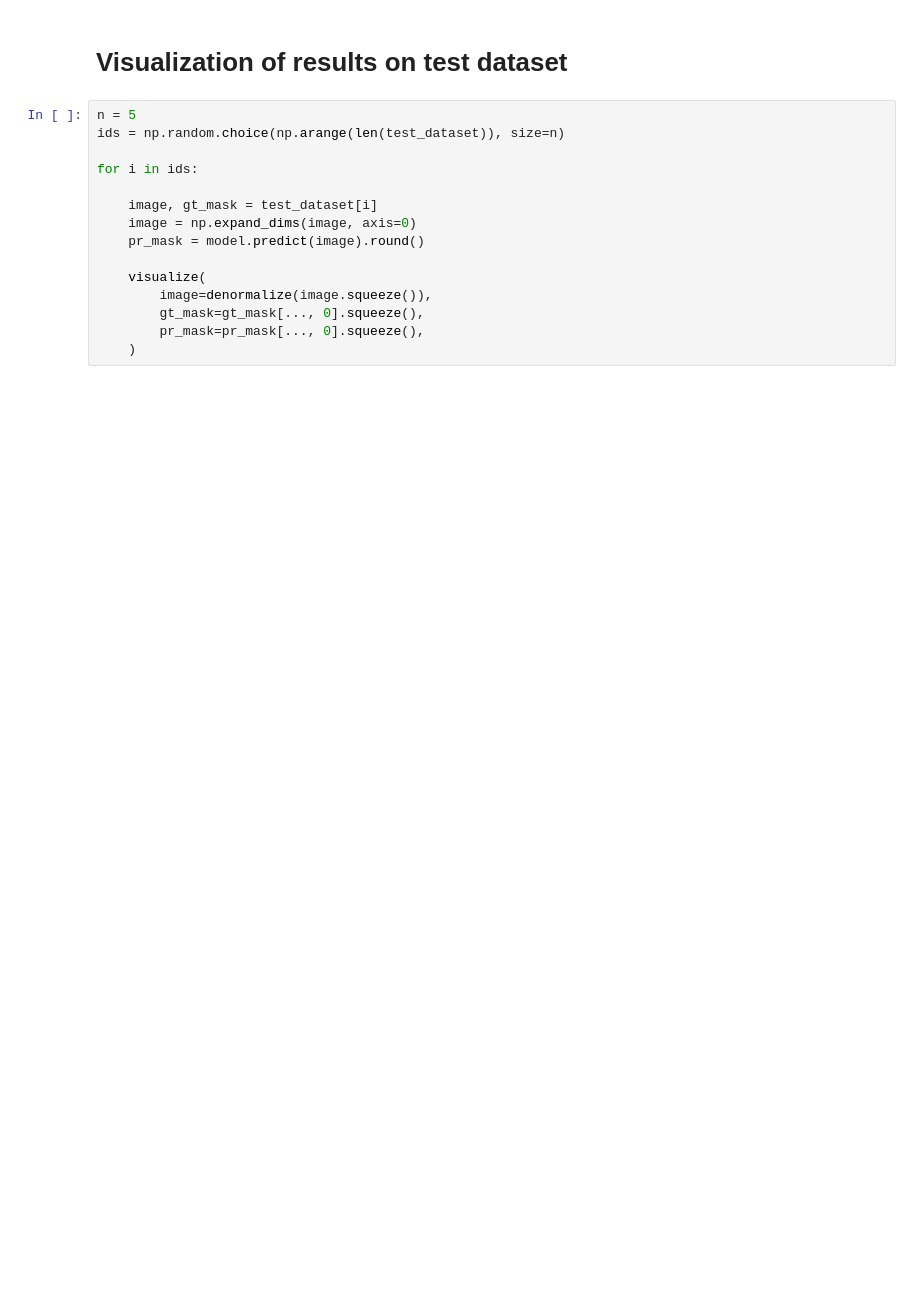
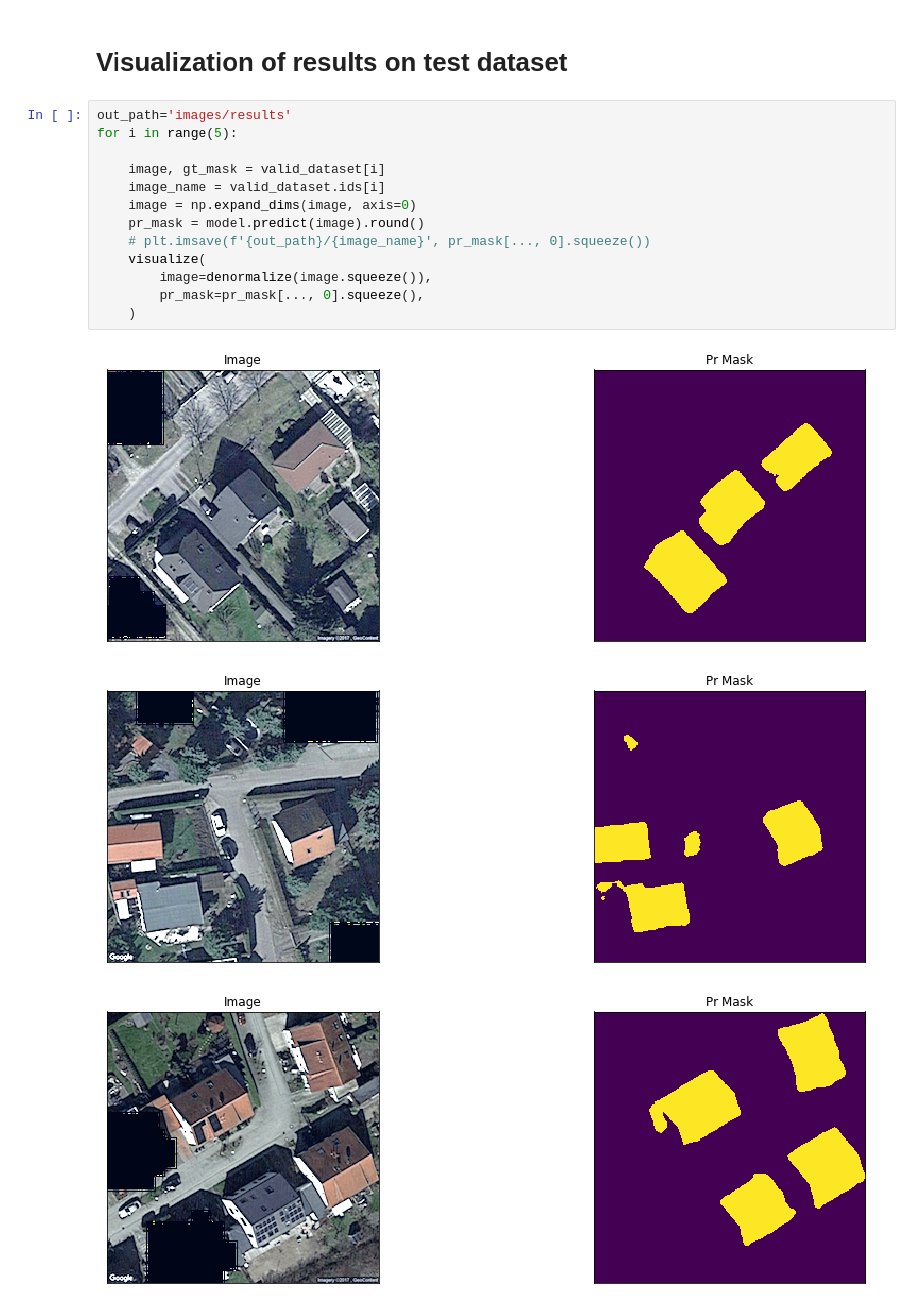
Before and after one commit to LovisAnderson/rooftop_challenge, a Jupyter notebook: segmentation.ipynb, the cells around one changed output. Saved outputs shown, nothing was run; the diff lists cells and outputs as text; blank space fills up the shorter version.

```diff
--- a/segmentation.ipynb
+++ b/segmentation.ipynb
@@ -417,17 +219,19 @@ for metric, value in zip(metrics, scores[1:]):
 # %% [markdown]
 # Visualization of results on test dataset
 # %%
-n = 5
-ids = np.random.choice(np.arange(len(test_dataset)), size=n)
+out_path='images/results'
+for i in range(5):
 
-for i in ids:
-
-    image, gt_mask = test_dataset[i]
+    image, gt_mask = valid_dataset[i]
+    image_name = valid_dataset.ids[i]
     image = np.expand_dims(image, axis=0)
     pr_mask = model.predict(image).round()
-
+    # plt.imsave(f'{out_path}/{image_name}', pr_mask[..., 0].squeeze())
     visualize(
         image=denormalize(image.squeeze()),
-        gt_mask=gt_mask[..., 0].squeeze(),
         pr_mask=pr_mask[..., 0].squeeze(),
     )
+# %% [output]
+[figure, added]
+[figure, added]
+[figure, added]
```
Also changed, not shown: parts of 21 cells of this notebook, 2 other files.
